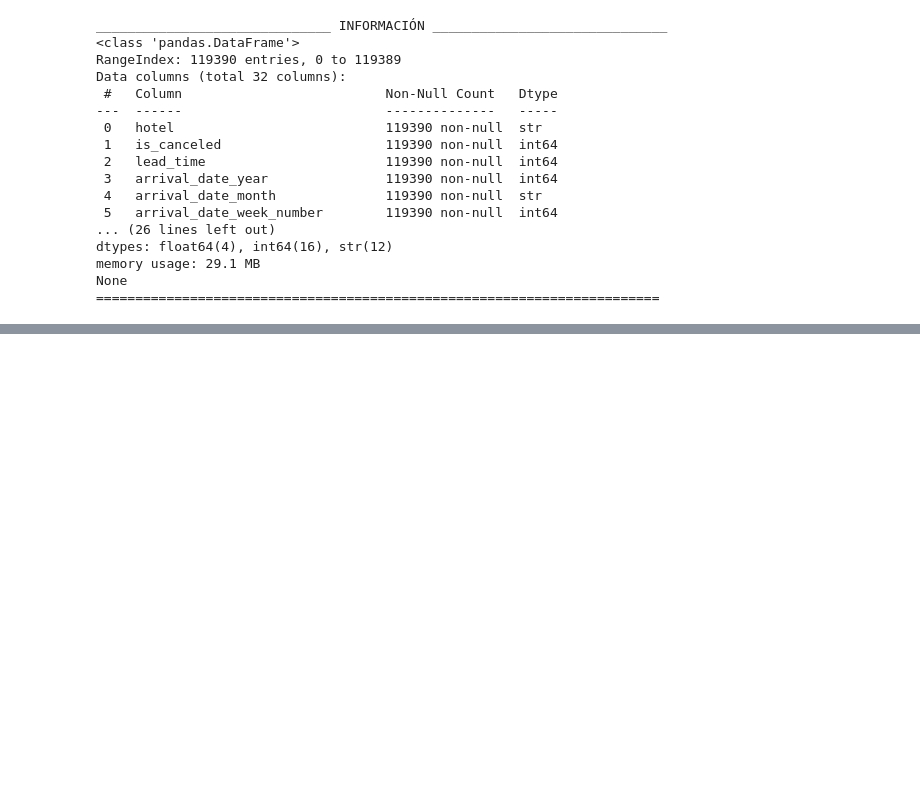
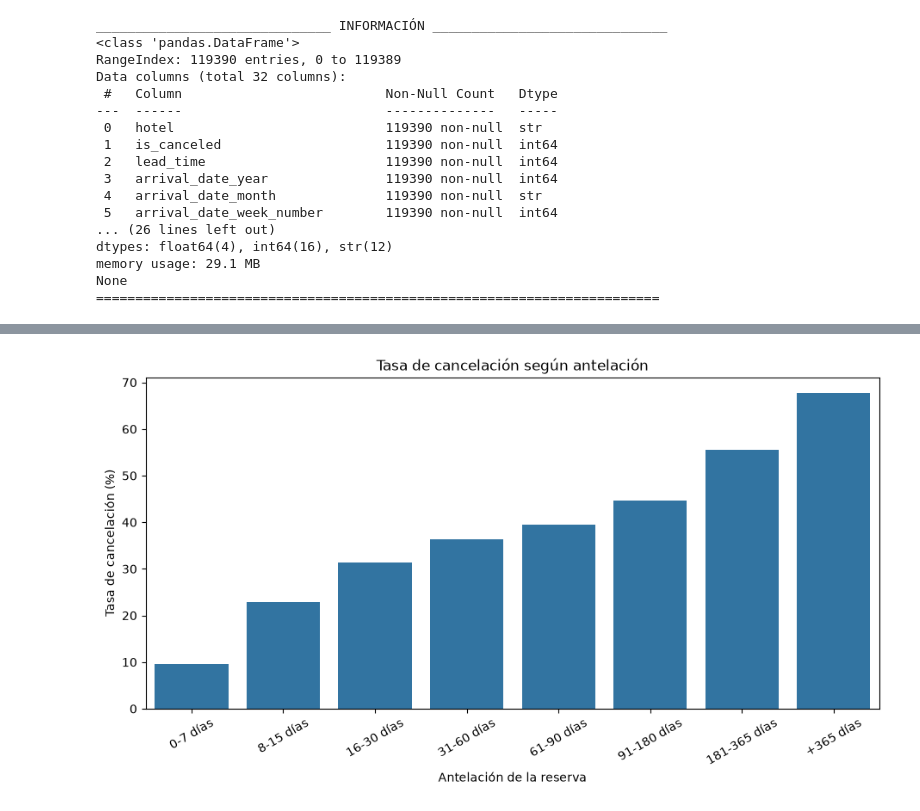
Before and after one commit to victorlopez-ds/entrega-machine-learning-pontia, a Jupyter notebook: notebooks/exploracion/eda_inicial.ipynb, the cells around one changed output, grey strips where cells are left out. Saved outputs shown, nothing was run; the diff lists cells and outputs as text; code cells hidden in the pictures; blank space fills up the shorter version.

```diff
--- a/notebooks/exploracion/eda_inicial.ipynb
+++ b/notebooks/exploracion/eda_inicial.ipynb
@@ -115,0 +221,48 @@ deposit_type	No Deposit, Refundable, Non Refund	El orden depende de cómo defina
+# %%
+
+import numpy as np
+import pandas as pd
+
+import matplotlib.pyplot as plt
+import seaborn as sns
+
+bins = [0, 7, 15, 30, 60, 90, 180, 365, np.inf]
+
+labels = [
+    "0-7 días",
+    "8-15 días",
+    "16-30 días",
+    "31-60 días",
+    "61-90 días",
+    "91-180 días",
+    "181-365 días",
+    "+365 días"
+]
+
+reservas_df["lead_time_group"] = pd.cut(
+    reservas_df["lead_time"],
+    bins=bins,
+    labels=labels,
+    include_lowest=True
+)
+
+cancellation_rate = (
+    reservas_df.groupby("lead_time_group", observed=False)["is_canceled"]
+    .mean()
+    .mul(100)
+)
+
+plt.figure(figsize=(11, 5))
+
+sns.barplot(
+    x=cancellation_rate.index,
+    y=cancellation_rate.values
+)
+
+plt.title("Tasa de cancelación según antelación")
+plt.xlabel("Antelación de la reserva")
+plt.ylabel("Tasa de cancelación (%)")
+plt.xticks(rotation=30)
+plt.show()
+# %% [output]
+[figure, added]
```
Also changed, not shown: parts of 30 cells of this notebook.
